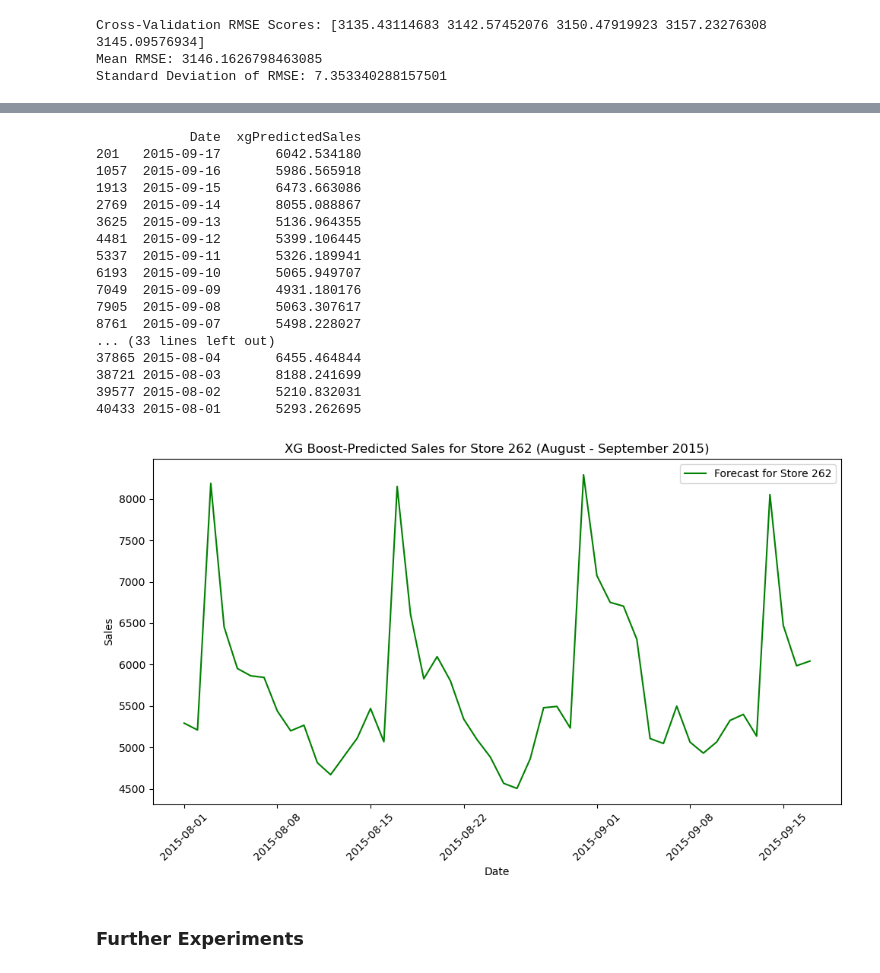
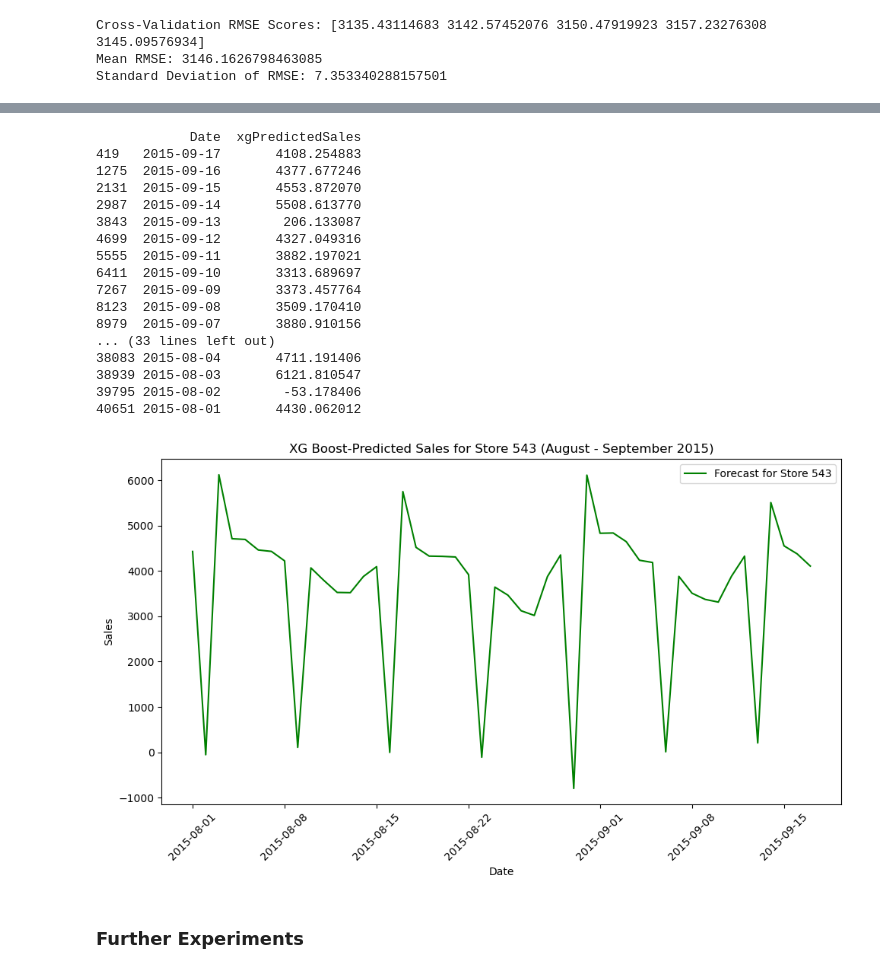
Before and after one commit to GeorgeStampolidiss/Projects, a Jupyter notebook: Project1_GStampolidis.ipynb, the cells around one changed output, grey strips where cells are left out. Saved outputs shown, nothing was run; the diff lists cells and outputs as text; code cells hidden in the pictures.

```diff
--- a/Project1_GStampolidis.ipynb
+++ b/Project1_GStampolidis.ipynb
@@ -2802,6 +2889,6 @@ plt.show()
 # %%
 #Most important variables from the above plot
-important_features=['Open',"CompetitionOpenSinceMonth","CompetitionDistance","CompetitionOpenSinceYear"]
+important_features=['Promo2SinceWeek',"CompetitionOpenSinceMonth","CompetitionDistance","CompetitionOpenSinceYear"]
 
 #New model preparation with important variables
 X_train_new=X_train[important_features]
@@ -3042,7 +3129,7 @@ for col in cat_cols:
         df[col] = df[col].astype("category")
 
 
-lgbmpred_model=LGBMRegressor(**par)
+lgbmpred_model=LGBMRegressor()
 lgbmpred_model.fit(X_train,y_train,eval_set=[(X_test,y_test)],eval_metric="rmse",callbacks=[early_stopping(stopping_rounds=50),log_evaluation(period=100)])
 #Predictions
 future_preds=lgbmpred_model.predict(X_future)
@@ -3246,7 +3333,7 @@ print(f"Best RMSE Score: {-grid_search.best_score_}")
 # %%
 #Preparation
 target='y'
-cols=['y','Date',"StateHolidayIndicators","PromotionFlags","day","year","month","HolidayIndicators","Customers"]
+cols=['y','Date',"StateHolidayIndicators","PromotionFlags","day","year","month","HolidayIndicators","Customers","Store"]
 X_train=train_data.drop(columns=cols)
 y_train=train_data[target]
 X_test=test_data.drop(columns=cols)
@@ -3374,0 +3440,30 @@ plt.show()
+# %%
+#model with default parameters
+xgb_model_default=XGBRegressor(objective='reg:squarederror',enable_categorical=True)
+xgb_model_default.fit(X_train,y_train)
+
+#predictions for first model
+y_predict_default=xgb_model_default.predict(X_test)
+
+#model performance
+rmse=np.sqrt(mean_squared_error(y_test,y_predict_default))
+print(f"RMSE:{rmse:.1f}")
+
+#CROSS VALIDATION
+cv_scores=cross_val_score(xgb_model_default,X_train, y_train,cv=5,scoring='neg_root_mean_squared_error')
+#Results
+print("Cross-Validation RMSE Scores:", -cv_scores)
+print("Mean RMSE:", -np.mean(cv_scores))
+print("Standard Deviation of RMSE:",np.std(-cv_scores))
+
+#Statistics for every model predicitions per store ID with default model
+test_data=test_data.copy()
+test_data['PredictedSalesXGdefault']=y_predict_default
+
+store_results2 = test_data.groupby('Store').apply(
+    lambda df: pd.Series({
+        'RMSE':np.sqrt(mean_squared_error(df['y'],df['PredictedSalesXGdefault'])),
+    })
+).reset_index()
+print(store_results2)
+print(store_results2["RMSE"].describe())
@@ -3787,46 +3900,46 @@ t["xgPredictedSales"]=future_xgpreds
 # %%
 #Choose a store id
-store_id=262
+store_id=543
 #Predictions for specific store
 store_preds=t[t["Store"]==store_id][["Date","xgPredictedSales"]].copy()
 print(store_preds) #check
 
 #I create a function that returns only the predictions for stores
 def plot_store_forecast_xg(store_id):
     store_data=t[t["Store"]==store_id].copy()
     store_data.sort_values("Date",inplace=True)
 
     plt.figure(figsize=(10,6))
     plt.plot(store_data["Date"],store_data["xgPredictedSales"],label=f"Forecast for Store {store_id}",color='green')
     plt.title(f"XG Boost-Predicted Sales for Store {store_id} (August - September 2015)")
     plt.xlabel("Date")
     plt.ylabel("Sales")
     plt.xticks(rotation=45)
     plt.legend()
     plt.tight_layout()
     plt.show()
 
 #Function
-plot_store_forecast_xg(262)
+plot_store_forecast_xg(543)
 # %% [output]
             Date  xgPredictedSales
-201   2015-09-17       6042.534180
-1057  2015-09-16       5986.565918
-1913  2015-09-15       6473.663086
-2769  2015-09-14       8055.088867
-3625  2015-09-13       5136.964355
-4481  2015-09-12       5399.106445
-5337  2015-09-11       5326.189941
-6193  2015-09-10       5065.949707
-7049  2015-09-09       4931.180176
-7905  2015-09-08       5063.307617
-8761  2015-09-07       5498.228027
+419   2015-09-17       4108.254883
+1275  2015-09-16       4377.677246
+2131  2015-09-15       4553.872070
+2987  2015-09-14       5508.613770
+3843  2015-09-13        206.133087
+4699  2015-09-12       4327.049316
+5555  2015-09-11       3882.197021
+6411  2015-09-10       3313.689697
+7267  2015-09-09       3373.457764
+8123  2015-09-08       3509.170410
+8979  2015-09-07       3880.910156
 ... (33 lines left out)
-37865 2015-08-04       6455.464844
-38721 2015-08-03       8188.241699
-39577 2015-08-02       5210.832031
-40433 2015-08-01       5293.262695
+38083 2015-08-04       4711.191406
+38939 2015-08-03       6121.810547
+39795 2015-08-02        -53.178406
+40651 2015-08-01       4430.062012
-[figure, old version]
+[figure, new version]
 # %% [markdown]
 ### Further Experiments
 # %%
```
Also changed, not shown: parts of 27 cells of this notebook.
